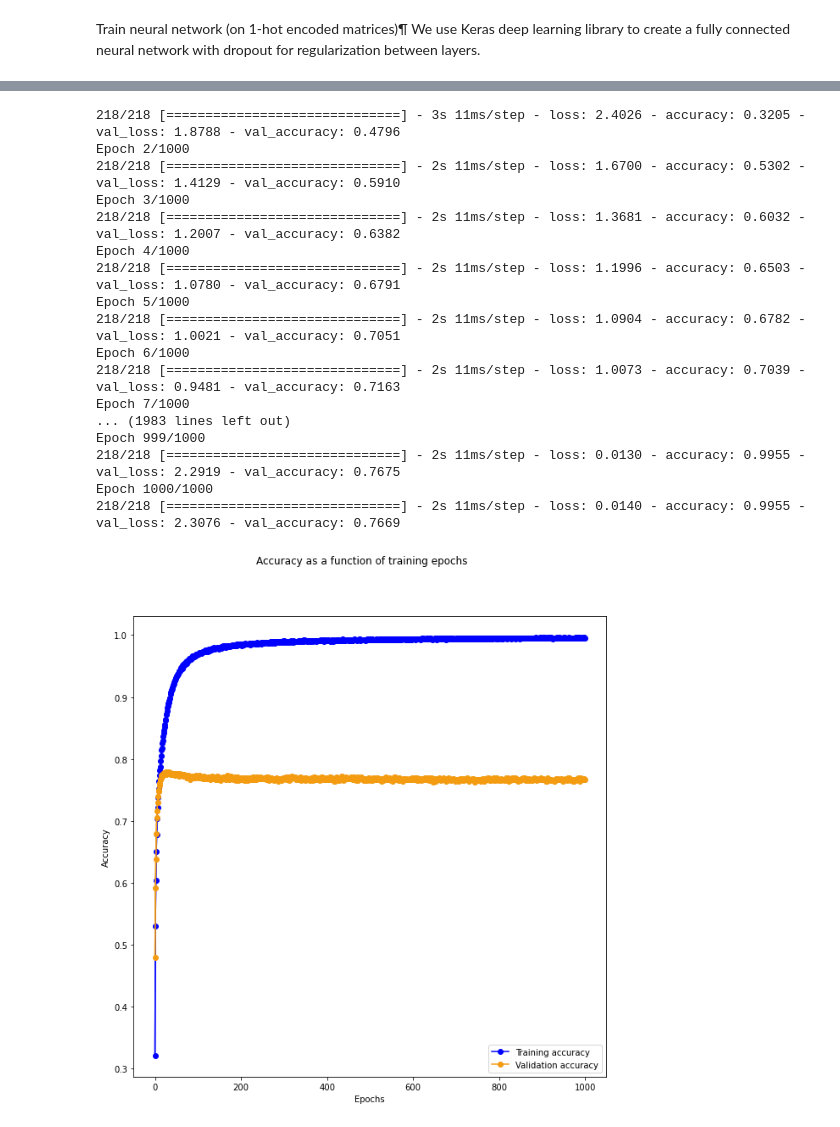
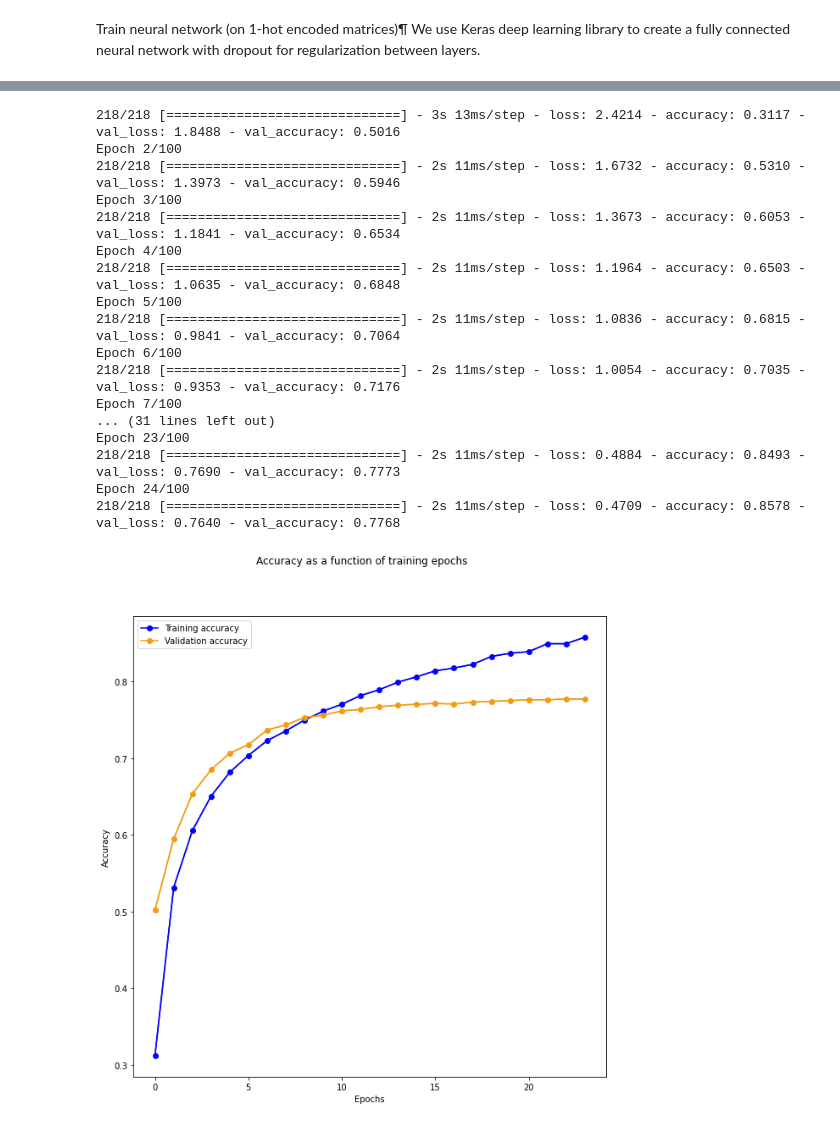
Before and after one commit to xxl4tomxu98/autoencoder-feature-extraction, a Jupyter notebook: whats-cooking/tf_pca_ae_ohe.ipynb, the cells around one changed output, grey strips where cells are left out. Drawn from its saved outputs; the diff is of its cells as text; code cells hidden in the pictures.

```diff
--- a/whats-cooking/tf_pca_ae_ohe.ipynb
+++ b/whats-cooking/tf_pca_ae_ohe.ipynb
@@ -333,12 +330,18 @@ class NN:
         self.model.add(Dropout(0.1))
         self.model.add(Dense(Y_train.shape[1], activation='softmax'))
         # compile the model
-        sgd = SGD(lr=0.01, decay=1e-6, momentum=0.9, nesterov=True)
+        sgd = SGD(learning_rate=0.01, decay=1e-6, momentum=0.9, nesterov=True)
         self.model.compile(loss='categorical_crossentropy',
                       optimizer=sgd,
                       metrics=['accuracy'])
+        # add callbacks to the model
+        early_stop = EarlyStopping(monitor='val_loss', patience=3)
+        weights_file = os.path.join('./', 'nn_model.hdf5')
+        checkpoint = ModelCheckpoint(weights_file, monitor='val_loss', save_best_only=True)
+        callbacks = [early_stop, checkpoint]
         # train the model
-        history = self.model.fit(X_train, Y_train, epochs=1000, batch_size=128, verbose=1, validation_data=(X_validation, Y_validation))
+        history = self.model.fit(X_train, Y_train, epochs=100, batch_size=128, verbose=1,
+                                 callbacks=callbacks, validation_data=(X_validation, Y_validation))
         self.is_trained = True
         # plot train/validation accuracy as a function of epochs
         fig, ax = plt.subplots(1, 1, figsize=(10, 10))
@@ -370,7 +373,7 @@ class NN:
         common_validate(ground_truth_labels, predictions)
     # writes out prediction of already trained model on samples of X_test
     # writes out prediction of already trained model on samples of X_test
-    def write_prediction(self, infile, outfile):
+    def write_prediction(self, infile, outfile, is_pca=False):
         assert self.is_trained, 'model not trained yet!'
         X = create_supervised_one_hot(infile, create_y=False)
         ids = []
@@ -380,6 +383,8 @@ class NN:
                 ids.append(recipe['id'])
         with open(outfile, 'w') as out_file:
             out_file.write('id,cuisine\n')
+            if is_pca:
+                X = pca.transform(X)
             predictions = self.predict(X)
             assert len(ids) == len(predictions), 'these should be equal'
             N = len(ids)
@@ -389,5 +394,5 @@ class NN:
 nn = NN()
 nn.train(X_train, Y_train, X_test, Y_test)
 nn.validate(X_test, Y_test)
-nn.write_prediction('./test.json', './nn_one_hot_submission.csv')
+nn.write_prediction('./test.json', './nn_one_hot_submission.csv', False)
 # %% [output]
@@ -397,18 +402,18 @@ Epoch 1/1000
-218/218 [==============================] - 3s 11ms/step - loss: 2.4026 - accuracy: 0.3205 - val_loss: 1.8788 - val_accuracy: 0.4796
-Epoch 2/1000
-218/218 [==============================] - 2s 11ms/step - loss: 1.6700 - accuracy: 0.5302 - val_loss: 1.4129 - val_accuracy: 0.5910
-Epoch 3/1000
-218/218 [==============================] - 2s 11ms/step - loss: 1.3681 - accuracy: 0.6032 - val_loss: 1.2007 - val_accuracy: 0.6382
-Epoch 4/1000
-218/218 [==============================] - 2s 11ms/step - loss: 1.1996 - accuracy: 0.6503 - val_loss: 1.0780 - val_accuracy: 0.6791
-Epoch 5/1000
-218/218 [==============================] - 2s 11ms/step - loss: 1.0904 - accuracy: 0.6782 - val_loss: 1.0021 - val_accuracy: 0.7051
-Epoch 6/1000
-218/218 [==============================] - 2s 11ms/step - loss: 1.0073 - accuracy: 0.7039 - val_loss: 0.9481 - val_accuracy: 0.7163
-Epoch 7/1000
-... (1983 lines left out)
-Epoch 999/1000
-218/218 [==============================] - 2s 11ms/step - loss: 0.0130 - accuracy: 0.9955 - val_loss: 2.2919 - val_accuracy: 0.7675
-Epoch 1000/1000
-218/218 [==============================] - 2s 11ms/step - loss: 0.0140 - accuracy: 0.9955 - val_loss: 2.3076 - val_accuracy: 0.7669
+218/218 [==============================] - 3s 13ms/step - loss: 2.4214 - accuracy: 0.3117 - val_loss: 1.8488 - val_accuracy: 0.5016
+Epoch 2/100
+218/218 [==============================] - 2s 11ms/step - loss: 1.6732 - accuracy: 0.5310 - val_loss: 1.3973 - val_accuracy: 0.5946
+Epoch 3/100
+218/218 [==============================] - 2s 11ms/step - loss: 1.3673 - accuracy: 0.6053 - val_loss: 1.1841 - val_accuracy: 0.6534
+Epoch 4/100
+218/218 [==============================] - 2s 11ms/step - loss: 1.1964 - accuracy: 0.6503 - val_loss: 1.0635 - val_accuracy: 0.6848
+Epoch 5/100
+218/218 [==============================] - 2s 11ms/step - loss: 1.0836 - accuracy: 0.6815 - val_loss: 0.9841 - val_accuracy: 0.7064
+Epoch 6/100
+218/218 [==============================] - 2s 11ms/step - loss: 1.0054 - accuracy: 0.7035 - val_loss: 0.9353 - val_accuracy: 0.7176
+Epoch 7/100
+... (31 lines left out)
+Epoch 23/100
+218/218 [==============================] - 2s 11ms/step - loss: 0.4884 - accuracy: 0.8493 - val_loss: 0.7690 - val_accuracy: 0.7773
+Epoch 24/100
+218/218 [==============================] - 2s 11ms/step - loss: 0.4709 - accuracy: 0.8578 - val_loss: 0.7640 - val_accuracy: 0.7768
-[figure, old version]
+[figure, new version]
```
Also changed, not shown: parts of 16 cells of this notebook, 2 other files.
